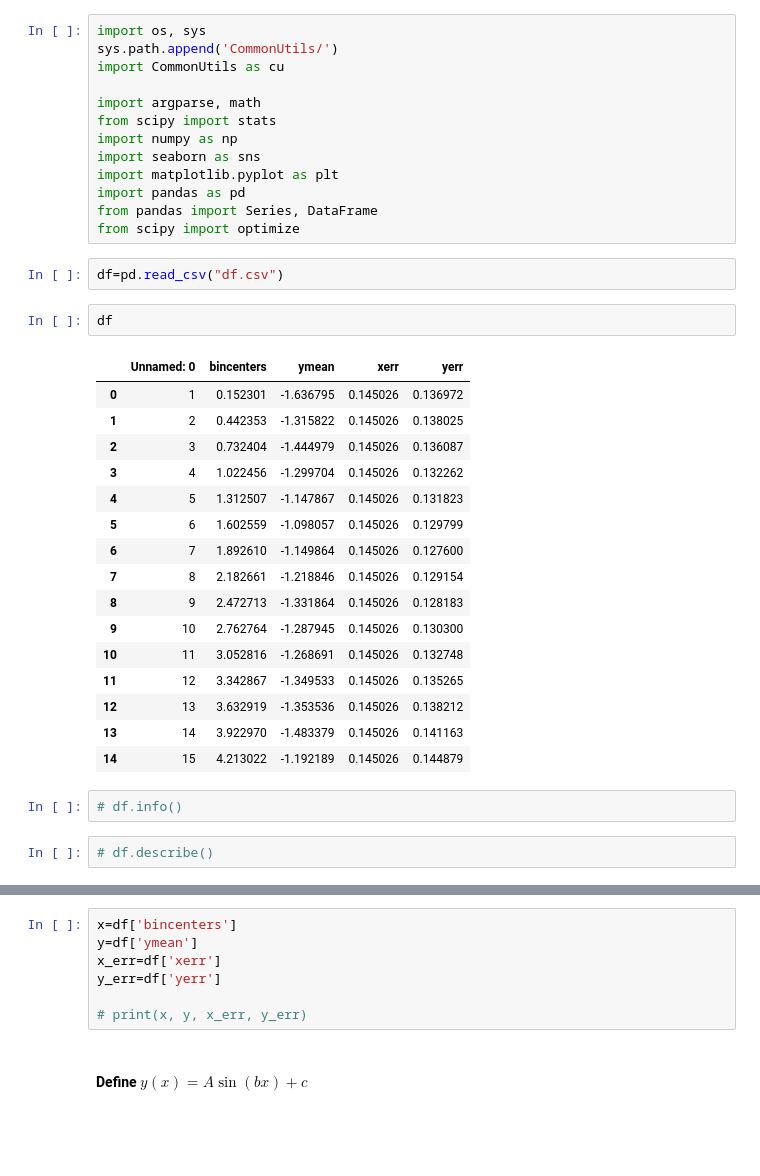
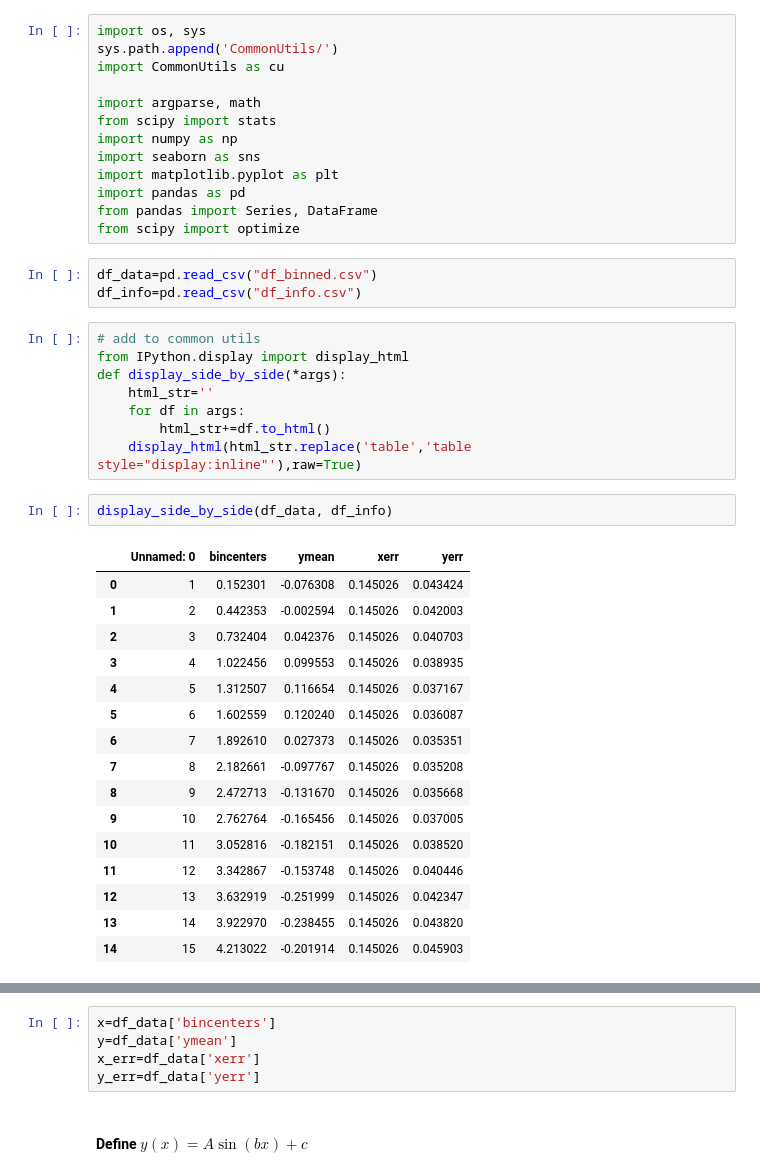
Before and after one commit to glukicov/EDMTracking, a Jupyter notebook: SimpleEDMFits.ipynb, the cells around one changed output, grey strips where cells are left out. Cells and saved outputs as stored; diff of their text form; blank space fills up the shorter version.

```diff
--- a/SimpleEDMFits.ipynb
+++ b/SimpleEDMFits.ipynb
@@ -11,28 +11,33 @@ import matplotlib.pyplot as plt
 import pandas as pd
 from pandas import Series, DataFrame
 from scipy import optimize
-# %%
-df=pd.read_csv("df.csv")
-# %%
-df
-# %% [output]
-|  | Unnamed: 0 | bincenters | ymean | xerr | yerr |
-| 0 | 1 | 0.152301 | -1.636795 | 0.145026 | 0.136972 |
-| 1 | 2 | 0.442353 | -1.315822 | 0.145026 | 0.138025 |
-| 2 | 3 | 0.732404 | -1.444979 | 0.145026 | 0.136087 |
-| 3 | 4 | 1.022456 | -1.299704 | 0.145026 | 0.132262 |
-| 4 | 5 | 1.312507 | -1.147867 | 0.145026 | 0.131823 |
-| 5 | 6 | 1.602559 | -1.098057 | 0.145026 | 0.129799 |
-| 6 | 7 | 1.892610 | -1.149864 | 0.145026 | 0.127600 |
-| 7 | 8 | 2.182661 | -1.218846 | 0.145026 | 0.129154 |
-| 8 | 9 | 2.472713 | -1.331864 | 0.145026 | 0.128183 |
-| 9 | 10 | 2.762764 | -1.287945 | 0.145026 | 0.130300 |
-| 10 | 11 | 3.052816 | -1.268691 | 0.145026 | 0.132748 |
-| 11 | 12 | 3.342867 | -1.349533 | 0.145026 | 0.135265 |
-| 12 | 13 | 3.632919 | -1.353536 | 0.145026 | 0.138212 |
-| 13 | 14 | 3.922970 | -1.483379 | 0.145026 | 0.141163 |
-| 14 | 15 | 4.213022 | -1.192189 | 0.145026 | 0.144879 |
-# %%
-# df.info()
-# %%
-# df.describe()
+# %%
+df_data=pd.read_csv("df_binned.csv")
+df_info=pd.read_csv("df_info.csv")
+# %%
+# add to common utils
+from IPython.display import display_html
+def display_side_by_side(*args):
+    html_str=''
+    for df in args:
+        html_str+=df.to_html()
+    display_html(html_str.replace('table','table style="display:inline"'),raw=True)
+# %%
+display_side_by_side(df_data, df_info)
+# %% [output]
+|  | Unnamed: 0 | bincenters | ymean | xerr | yerr |
+| 0 | 1 | 0.152301 | -0.076308 | 0.145026 | 0.043424 |
+| 1 | 2 | 0.442353 | -0.002594 | 0.145026 | 0.042003 |
+| 2 | 3 | 0.732404 | 0.042376 | 0.145026 | 0.040703 |
+| 3 | 4 | 1.022456 | 0.099553 | 0.145026 | 0.038935 |
+| 4 | 5 | 1.312507 | 0.116654 | 0.145026 | 0.037167 |
+| 5 | 6 | 1.602559 | 0.120240 | 0.145026 | 0.036087 |
+| 6 | 7 | 1.892610 | 0.027373 | 0.145026 | 0.035351 |
+| 7 | 8 | 2.182661 | -0.097767 | 0.145026 | 0.035208 |
+| 8 | 9 | 2.472713 | -0.131670 | 0.145026 | 0.035668 |
+| 9 | 10 | 2.762764 | -0.165456 | 0.145026 | 0.037005 |
+| 10 | 11 | 3.052816 | -0.182151 | 0.145026 | 0.038520 |
+| 11 | 12 | 3.342867 | -0.153748 | 0.145026 | 0.040446 |
+| 12 | 13 | 3.632919 | -0.251999 | 0.145026 | 0.042347 |
+| 13 | 14 | 3.922970 | -0.238455 | 0.145026 | 0.043820 |
+| 14 | 15 | 4.213022 | -0.201914 | 0.145026 | 0.045903 |
@@ -39,10 +46,8 @@ df
 # %%
-x=df['bincenters']
-y=df['ymean']
-x_err=df['xerr']
-y_err=df['yerr']
-
-# print(x, y, x_err, y_err)
+x=df_data['bincenters']
+y=df_data['ymean']
+x_err=df_data['xerr']
+y_err=df_data['yerr']
 # %% [markdown]
 #### Define $y(x) = A\sin(bx)+c$
 # %%
```
Also changed, not shown: parts of 6 cells of this notebook, 2 other files.
